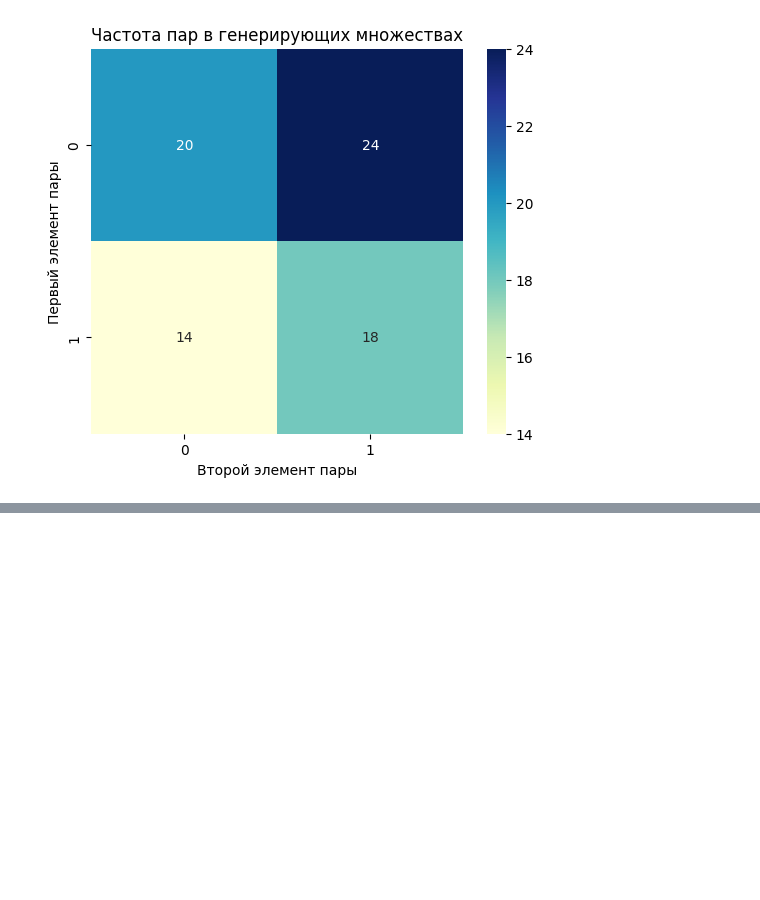
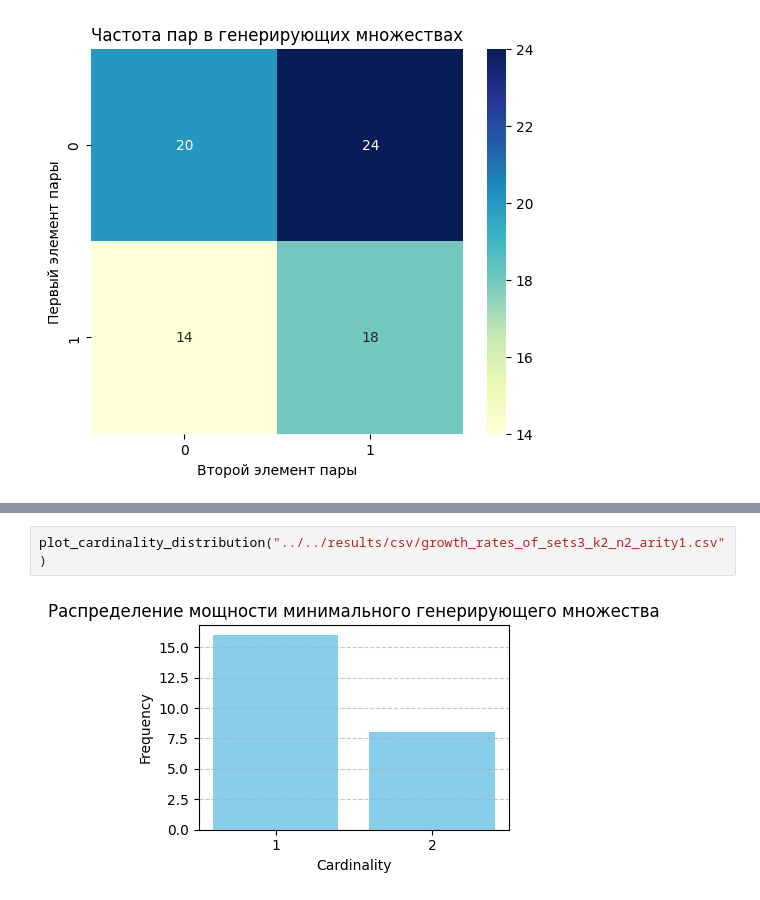
Before and after one commit to frayzkilla/Multioperations-Growth-Rates, a Jupyter notebook: src/data_analysis/main.ipynb, the cells around one changed output, grey strips where cells are left out. Saved outputs shown, nothing was run; the diff lists cells and outputs as text; blank space fills up the shorter version.

```diff
--- a/src/data_analysis/main.ipynb
+++ b/src/data_analysis/main.ipynb
@@ -81,0 +86,4 @@ visualize_pair_frequencies_k2n2("../../results/csv/growth_rates_of_k2_n2_arity2.
+# %%
+plot_cardinality_distribution("../../results/csv/growth_rates_of_sets3_k2_n2_arity1.csv")
+# %% [output]
+[figure, added]
```
Also changed, not shown: parts of 1 cell of this notebook, 3 other files.
